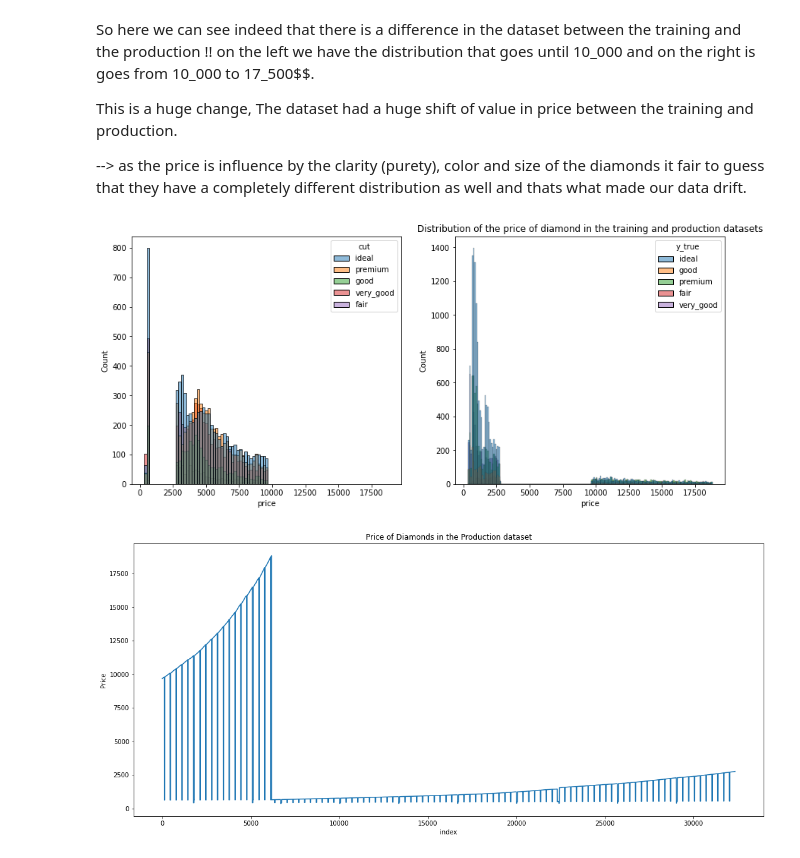
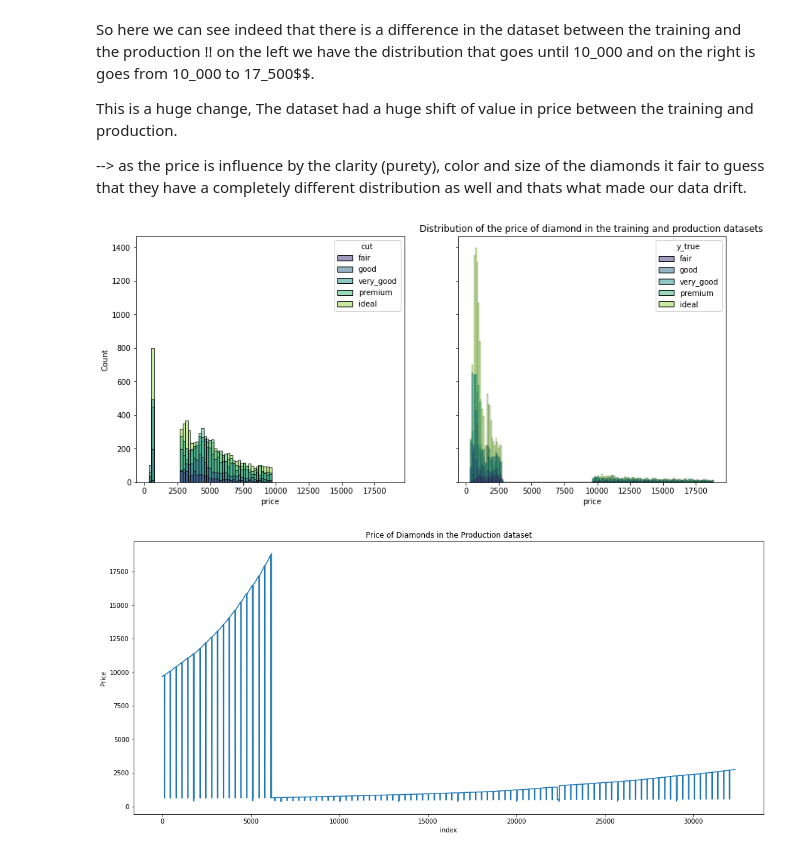
Before and after one commit to ieXLnc/Diamonds_data, a Jupyter notebook: Diamonds Analyse data.ipynb, the cells around one changed output. Cells and saved outputs as stored; diff of their text form; code cells hidden in the pictures.

```diff
--- a/Diamonds Analyse data.ipynb
+++ b/Diamonds Analyse data.ipynb
@@ -113,16 +113,16 @@ This is a huge change, The dataset had a huge shift of value in price between th
 # %%
 palette=sns.color_palette('viridis', df_training.cut.unique().shape[0])
 
-fig,axes = plt.subplots(nrows=1,ncols=2, figsize=(14,3*2), sharex=True)
+fig,axes = plt.subplots(nrows=1,ncols=2, figsize=(14,3*2), sharex=True, sharey=True)
 
-sns.histplot(x='price', color=palette[2], hue='cut' ,ax=axes[0], data=df_training)
-sns.histplot(x='price', color=palette[2],  hue='y_true', ax=axes[1], data=df_prod)
+sns.histplot(x='price', palette=palette, hue='cut', hue_order=['fair', 'good', 'very_good', 'premium', 'ideal'], ax=axes[0], data=df_training)
+sns.histplot(x='price', palette=palette,  hue='y_true', hue_order=['fair', 'good', 'very_good', 'premium', 'ideal'], ax=axes[1], data=df_prod)
 
 plt.title('Distribution of the price of diamond in the training and production datasets')
 fig.savefig('Plots/distributions_target_trte.png')
 plt.show();
 # %% [output]
-[figure, old version]
+[figure, new version]
 # %%
 f = plt.figure(figsize=(18,8))
 #sns.lineplot(y="price", data=df_prod)
```
Also changed, not shown: parts of 2 cells of this notebook.
